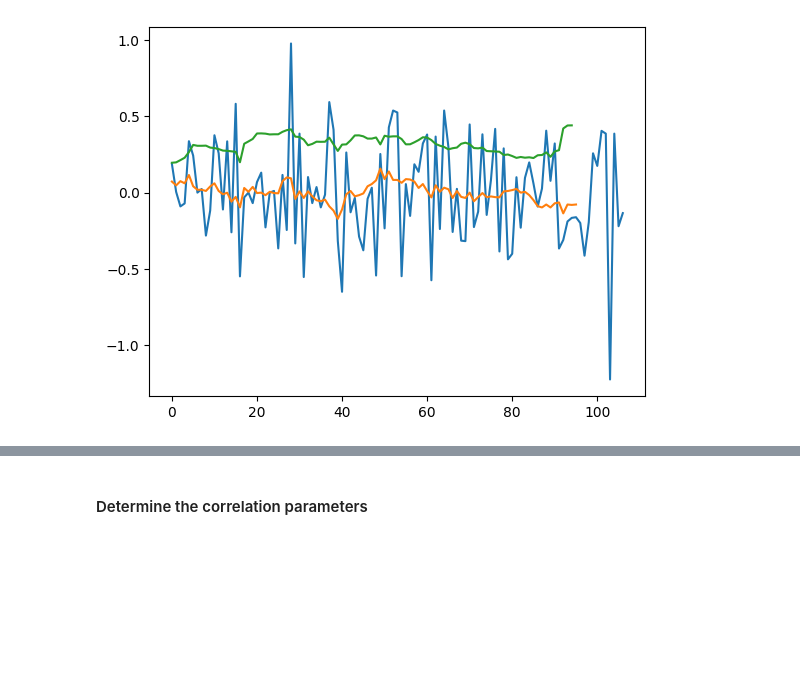
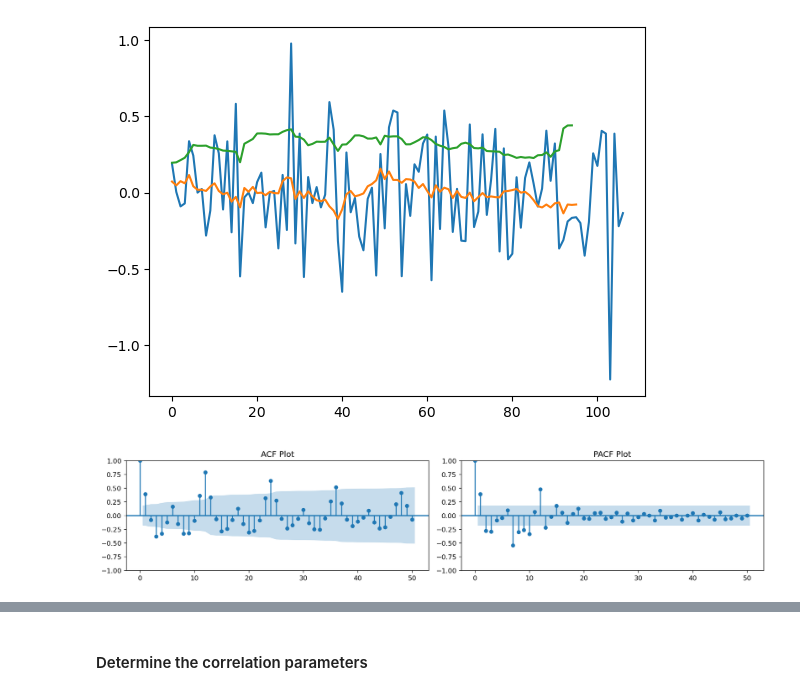
Before and after one commit to dmitriiDr/Notebooks_ML, a Jupyter notebook: ML6/notebooks/2023_Campus_ML6-NB2.2.ipynb, the cells around one changed output, grey strips where cells are left out. Saved outputs shown, nothing was run; the diff lists cells and outputs as text; code cells hidden in the pictures; blank space fills up the shorter version.

```diff
--- a/ML6/notebooks/2023_Campus_ML6-NB2.2.ipynb
+++ b/ML6/notebooks/2023_Campus_ML6-NB2.2.ipynb
@@ -152,3 +243,18 @@ plt.show()
 # %% [output]
 [figure]
 [figure]
+# %%
+plt.figure(figsize=(14,3))
+
+plt.subplot(121)
+plot_acf(train.diff().dropna(), lags=50, ax=plt.gca())
+plt.title('ACF Plot')
+
+plt.subplot(122)
+plot_pacf(train.diff().dropna(), lags=50, ax=plt.gca())
+plt.title('PACF Plot')
+
+plt.tight_layout()
+plt.show()
+# %% [output]
+[figure, added]
```
Also changed, not shown: parts of 56 cells of this notebook.
